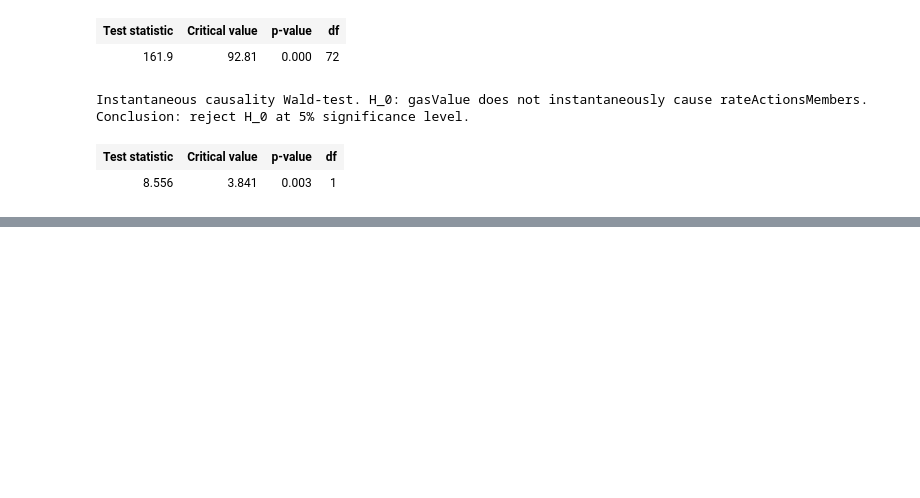
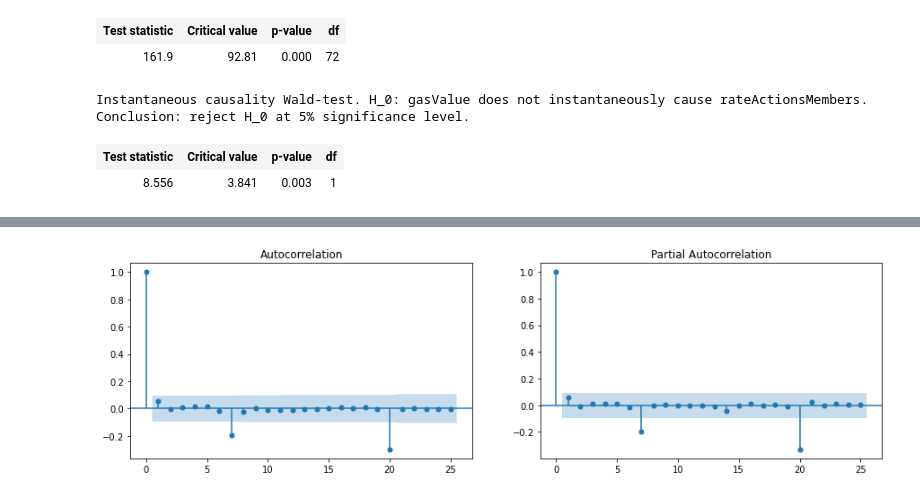
Before and after one commit to Grasia/gas-dao-activity, a Jupyter notebook: notebooks/gas_rate/daohaus_activity_membership_rate.ipynb, the cells around one changed output, grey strips where cells are left out. Drawn from its saved outputs; the diff is of its cells as text; code cells hidden in the pictures; blank space fills up the shorter version.

```diff
--- a/notebooks/gas_rate/daohaus_activity_membership_rate.ipynb
+++ b/notebooks/gas_rate/daohaus_activity_membership_rate.ipynb
@@ -568,0 +634,7 @@ Instantaneous causality Wald-test. H_0: gasValue does not instantaneously cause
+# %%
+fig, axes = plt.subplots(1, 2, figsize=(15,4))
+
+fig = sm.graphics.tsa.plot_acf(slice1.iloc[1:]['gasValue'], lags=25, ax=axes[0])
+fig = sm.graphics.tsa.plot_pacf(slice1.iloc[1:]['gasValue'], lags=25, ax=axes[1])
+# %% [output]
+[figure, added]
```
Also changed, not shown: parts of 9 cells of this notebook, 1 other file.
